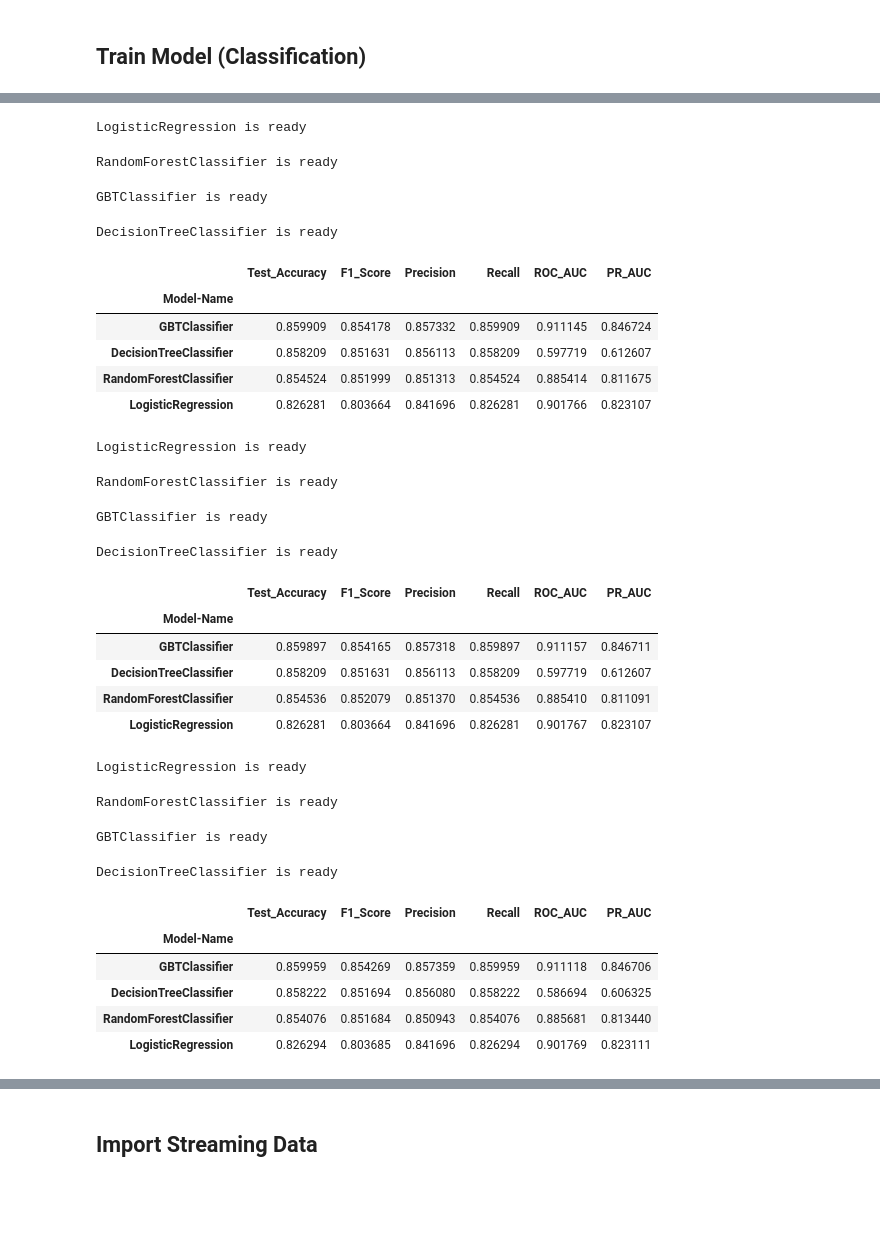
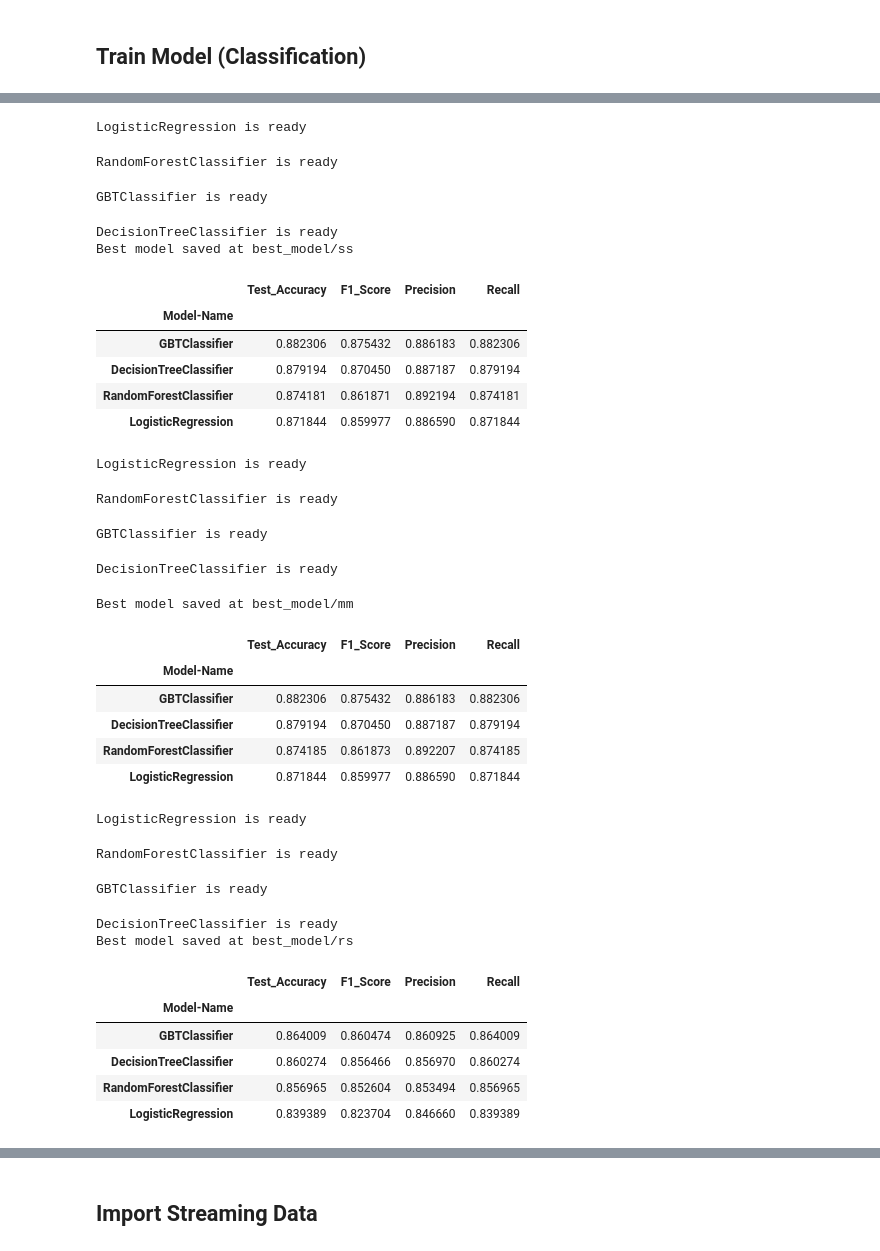
Before and after one commit to VerstappenRB18/EEET2574-BigData-A3, a Jupyter notebook: model_training.ipynb, the cells around one changed output, grey strips where cells are left out. Cells and saved outputs as stored; diff of their text form; code cells hidden in the pictures; blank space fills up the shorter version.

```diff
--- a/model_training.ipynb
+++ b/model_training.ipynb
@@ -298,4 +320,0 @@ data = data.withColumn("id", monotonically_increasing_id())
-# %%
-feature_columns = [col for col, dtype in data.dtypes if dtype in ['double', 'bigint'] and col != 'label']
-vector_assembler = VectorAssembler(inputCols=feature_columns, outputCol="features")
-data = vector_assembler.transform(data).select("id", "features", "label")
@@ -305,7 +322,8 @@ data.dtypes
 # Split the data into training and testing sets
 train_data, test_data = data.randomSplit([0.8, 0.2], seed=42)
 
-X_train = train_data.select("id", "features")
-y_train = train_data.select("id", "label")
-X_test = test_data.select("id", "features")
-y_test = test_data.select("id", "label")
+# Prepare the training data
+train_data_prepared, pipeline_model = prepare_data(train_data, target_column="label", encoder_type="label", is_train=True)
+
+# Prepare the test data using the fitted pipeline
+test_data_prepared = prepare_data(test_data, target_column="label", encoder_type="label", is_train=False, fitted_pipeline=pipeline_model)
@@ -317,0 +330,7 @@ y_train_encoded, y_test_encoded = encode_target(y_train, y_test)
+# %%
+# Split prepared data into features and labels
+X_train = train_data_prepared.select("id", "features")
+y_train = train_data_prepared.select("id", "label_indexed")
+
+X_test = test_data_prepared.select("id", "features")
+y_test = test_data_prepared.select("id", "label_indexed")
@@ -336,19 +367,21 @@ models_class_no_s.iloc[:, :-1]
 # %%
-X_train_ss, X_test_ss = scale_data(X_train_encoded, X_test_encoded, scaler_type="standard")
+X_train_ss, X_test_ss = scale_data(X_train, X_test, scaler_type="standard")
 # %%
-models_class_ss, trained_ss = evaluate_classification_models(X_train_ss, y_train_encoded, X_test_ss,
-                                                             y_test_encoded, classification_models)
+models_class_ss, trained_ss = evaluate_classification_models(X_train_ss, y_train, X_test_ss,
+                                                             y_test, classification_models,
+                                                             save_path="best_model/ss")
 
 models_class_ss.iloc[:, :-1]
 # %% [output]
 LogisticRegression is ready
 RandomForestClassifier is ready
 GBTClassifier is ready
 DecisionTreeClassifier is ready
+Best model saved at best_model/ss
-|  | Test_Accuracy | F1_Score | Precision | Recall | ROC_AUC | PR_AUC |
-| Model-Name |  |  |  |  |  |  |
-| GBTClassifier | 0.859909 | 0.854178 | 0.857332 | 0.859909 | 0.911145 | 0.846724 |
-| DecisionTreeClassifier | 0.858209 | 0.851631 | 0.856113 | 0.858209 | 0.597719 | 0.612607 |
-| RandomForestClassifier | 0.854524 | 0.851999 | 0.851313 | 0.854524 | 0.885414 | 0.811675 |
-| LogisticRegression | 0.826281 | 0.803664 | 0.841696 | 0.826281 | 0.901766 | 0.823107 |
+|  | Test_Accuracy | F1_Score | Precision | Recall |
+| Model-Name |  |  |  |  |
+| GBTClassifier | 0.882306 | 0.875432 | 0.886183 | 0.882306 |
+| DecisionTreeClassifier | 0.879194 | 0.870450 | 0.887187 | 0.879194 |
+| RandomForestClassifier | 0.874181 | 0.861871 | 0.892194 | 0.874181 |
+| LogisticRegression | 0.871844 | 0.859977 | 0.886590 | 0.871844 |
 # %%
@@ -356,6 +389,7 @@ X_train_sm, X_test_sm = scale_data(X_train_encoded, X_test_encoded, scaler_type=
 # %%
-models_class_mm, trained_mm = evaluate_classification_models(X_train_sm, y_train_encoded, X_test_sm,
-                                                             y_test_encoded, classification_models)
+models_class_mm, trained_mm = evaluate_classification_models(X_train_sm, y_train, X_test_sm,
+                                                             y_test, classification_models,
+                                                             save_path="best_model/mm")
 
 models_class_mm.iloc[:, :-1]
 # %% [output]
@@ -363,10 +397,11 @@ LogisticRegression is ready
 RandomForestClassifier is ready
 GBTClassifier is ready
 DecisionTreeClassifier is ready
+Best model saved at best_model/mm
-|  | Test_Accuracy | F1_Score | Precision | Recall | ROC_AUC | PR_AUC |
-| Model-Name |  |  |  |  |  |  |
-| GBTClassifier | 0.859897 | 0.854165 | 0.857318 | 0.859897 | 0.911157 | 0.846711 |
-| DecisionTreeClassifier | 0.858209 | 0.851631 | 0.856113 | 0.858209 | 0.597719 | 0.612607 |
-| RandomForestClassifier | 0.854536 | 0.852079 | 0.851370 | 0.854536 | 0.885410 | 0.811091 |
-| LogisticRegression | 0.826281 | 0.803664 | 0.841696 | 0.826281 | 0.901767 | 0.823107 |
+|  | Test_Accuracy | F1_Score | Precision | Recall |
+| Model-Name |  |  |  |  |
+| GBTClassifier | 0.882306 | 0.875432 | 0.886183 | 0.882306 |
+| DecisionTreeClassifier | 0.879194 | 0.870450 | 0.887187 | 0.879194 |
+| RandomForestClassifier | 0.874185 | 0.861873 | 0.892207 | 0.874185 |
+| LogisticRegression | 0.871844 | 0.859977 | 0.886590 | 0.871844 |
 # %%
@@ -374,6 +409,7 @@ X_train_sr, X_test_sr = scale_data(X_train_encoded, X_test_encoded, scaler_type=
 # %%
-models_class_rs, trained_rs = evaluate_classification_models(X_train_sr, y_train_encoded, X_test_sr,
-                                                             y_test_encoded, classification_models)
+models_class_rs, trained_rs = evaluate_classification_models(X_train_sr, y_train, X_test_sr,
+                                                             y_test, classification_models,
+                                                             save_path="best_model/rs")
 
 models_class_rs.iloc[:, :-1]
 # %% [output]
@@ -381,12 +417,13 @@ LogisticRegression is ready
 RandomForestClassifier is ready
 GBTClassifier is ready
 DecisionTreeClassifier is ready
+Best model saved at best_model/rs
-|  | Test_Accuracy | F1_Score | Precision | Recall | ROC_AUC | PR_AUC |
-| Model-Name |  |  |  |  |  |  |
-| GBTClassifier | 0.859959 | 0.854269 | 0.857359 | 0.859959 | 0.911118 | 0.846706 |
-| DecisionTreeClassifier | 0.858222 | 0.851694 | 0.856080 | 0.858222 | 0.586694 | 0.606325 |
-| RandomForestClassifier | 0.854076 | 0.851684 | 0.850943 | 0.854076 | 0.885681 | 0.813440 |
-| LogisticRegression | 0.826294 | 0.803685 | 0.841696 | 0.826294 | 0.901769 | 0.823111 |
+|  | Test_Accuracy | F1_Score | Precision | Recall |
+| Model-Name |  |  |  |  |
+| GBTClassifier | 0.864009 | 0.860474 | 0.860925 | 0.864009 |
+| DecisionTreeClassifier | 0.860274 | 0.856466 | 0.856970 | 0.860274 |
+| RandomForestClassifier | 0.856965 | 0.852604 | 0.853494 | 0.856965 |
+| LogisticRegression | 0.839389 | 0.823704 | 0.846660 | 0.839389 |
 # %%
 models_class_no_s["Scaler"] = "No Scaling"
 models_class_ss["Scaler"] = "Standard Scaler"
```
Also changed, not shown: parts of 33 cells of this notebook.
